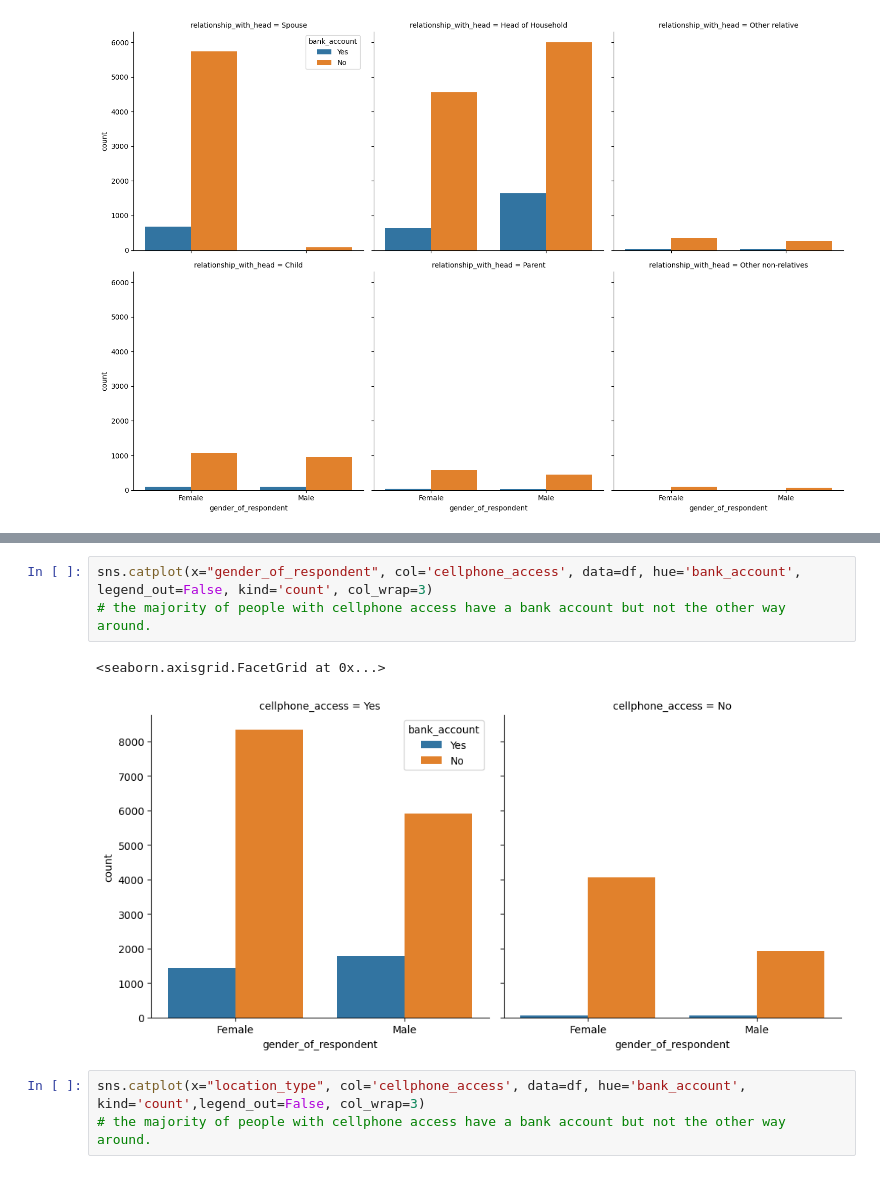
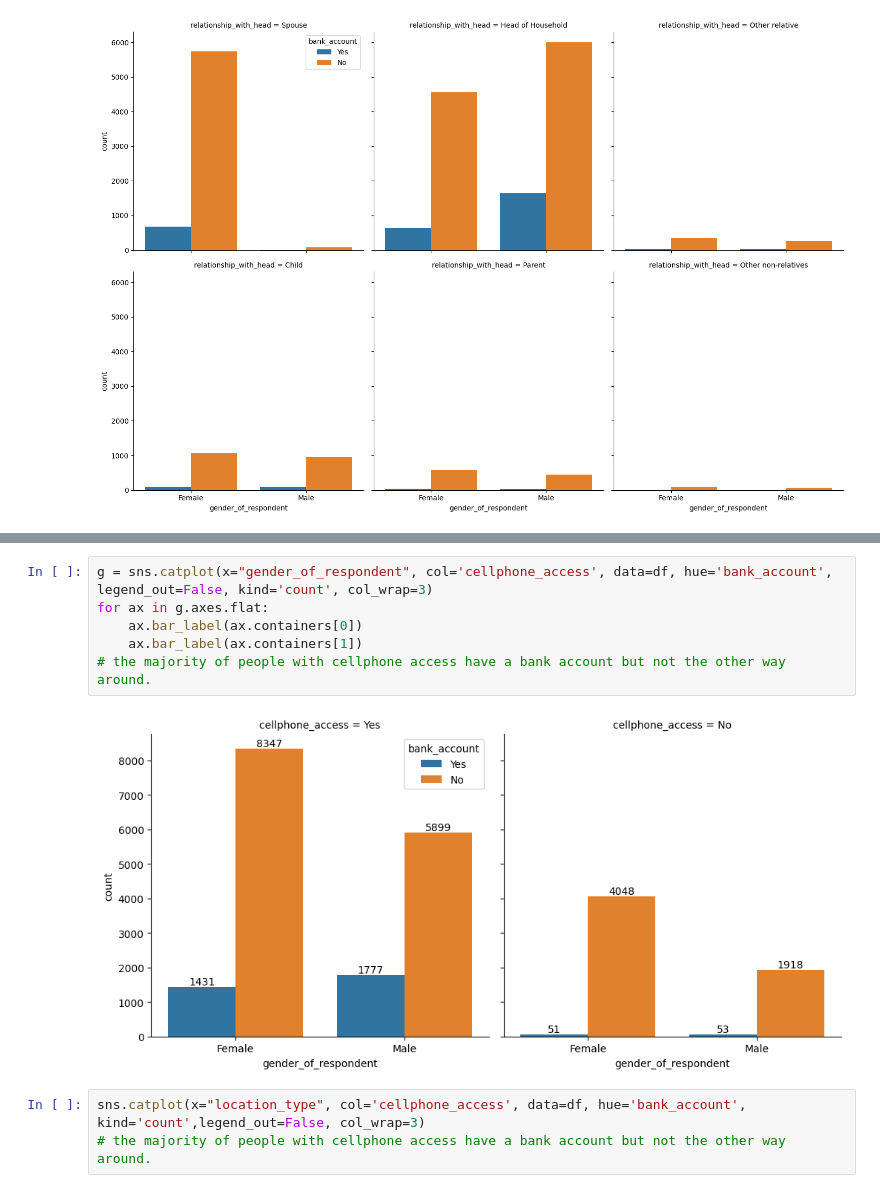
Before and after one commit to ahquin/ds-financial-inclusion, a Jupyter notebook: ml-data-analyse.ipynb, the cells around one changed output, grey strips where cells are left out. Drawn from its saved outputs; the diff is of its cells as text.

```diff
--- a/ml-data-analyse.ipynb
+++ b/ml-data-analyse.ipynb
@@ -257,9 +274,11 @@ sns.catplot(x="gender_of_respondent", col='relationship_with_head', data=df, hue
 # %%
-sns.catplot(x="gender_of_respondent", col='cellphone_access', data=df, hue='bank_account', legend_out=False, kind='count', col_wrap=3)
+g = sns.catplot(x="gender_of_respondent", col='cellphone_access', data=df, hue='bank_account', legend_out=False, kind='count', col_wrap=3)
+for ax in g.axes.flat:
+    ax.bar_label(ax.containers[0])
+    ax.bar_label(ax.containers[1])
 # the majority of people with cellphone access have a bank account but not the other way around.
 # %% [output]
-<seaborn.axisgrid.FacetGrid at 0x...>
-[figure, old version]
+[figure, new version]
 # %%
 sns.catplot(x="location_type", col='cellphone_access', data=df, hue='bank_account', kind='count',legend_out=False, col_wrap=3)
 # the majority of people with cellphone access have a bank account but not the other way around.
```
Also changed, not shown: parts of 11 cells of this notebook, 2 other files.
